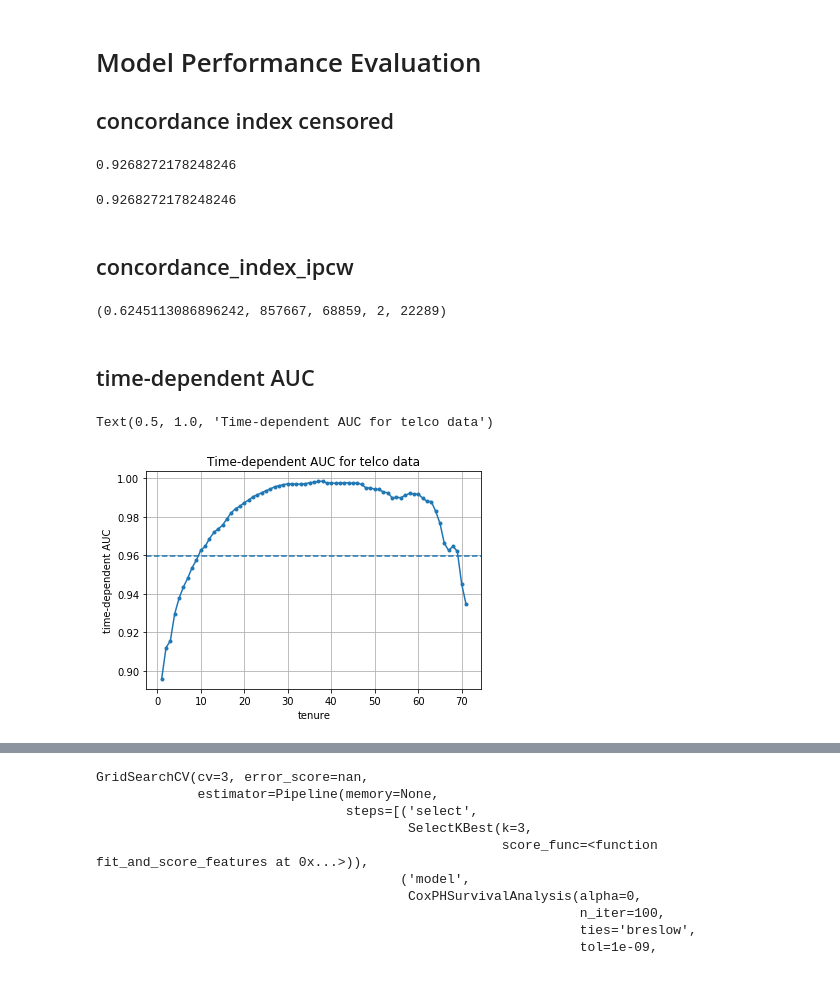
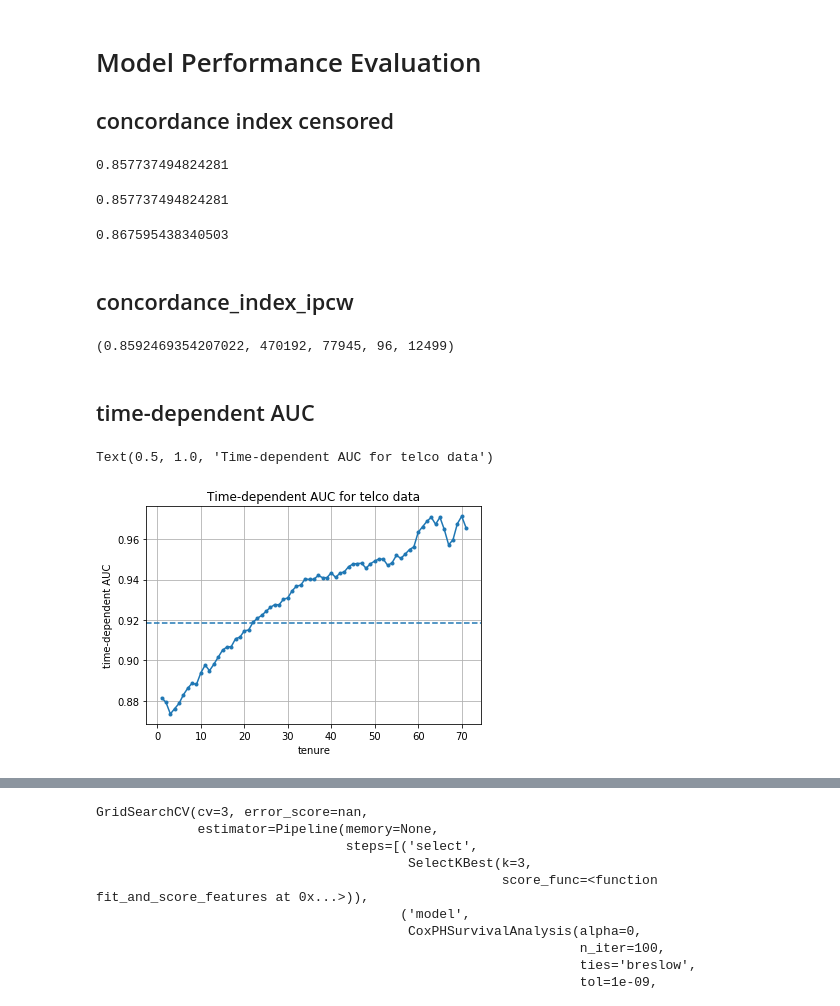
Before and after one commit to Steve-Yinjing-Song/survival_analysis, a Jupyter notebook: Capstone Project 1.ipynb, the cells around one changed output, grey strips where cells are left out. Saved outputs shown, nothing was run; the diff lists cells and outputs as text; code cells hidden in the pictures.

```diff
--- a/Capstone Project 1.ipynb
+++ b/Capstone Project 1.ipynb
@@ -1073 +1116,5 @@ data_x.head(10)
+# %%
+## train test split
+X_train, X_test, y_train, y_test = train_test_split(data_x_unique_std, df[['tenure','Churn']],
+                                                    test_size=0.25, random_state=112)
 # %% [markdown]
@@ -1075,21 +1122,20 @@ data_x.head(10)
 # %%
-data_y = np.zeros(len(df), dtype={'names':('Churn', 'tenure'),
-                          'formats':('bool' ,'i4')})
-data_y['Churn'] = np.where(df['Churn'] =='Yes',True,False)
-data_y['tenure'] = df['tenure']
+data_y = np.zeros(len(y_train), dtype={'names':('Churn', 'tenure'),
+                          'formats':('bool' ,'f8')})
+data_y['Churn'] = np.where(y_train['Churn'] =='Yes',True,False)
+data_y['tenure'] = y_train['tenure']
 
-# remove duplicated columns caused by the OneHotEncoding
-data_x_unique = data_x.T.drop_duplicates().T
+
+data_y_test = np.zeros(len(y_test), dtype={'names':('Churn', 'tenure'),
+                          'formats':('bool' ,'f8')})
+data_y_test['Churn'] = np.where(y_test['Churn'] =='Yes',True,False)
+data_y_test['tenure'] = y_test['tenure']
 # %% [markdown]
 ## Cox Proportional Hazards model
 # %%
 from sksurv.linear_model import CoxPHSurvivalAnalysis
-
-scaler = StandardScaler()
-data_x_unique_std = scaler.fit_transform(data_x_unique)
-
 estimator = CoxPHSurvivalAnalysis()
-estimator.fit(data_x_unique_std,data_y)
+estimator.fit(X_train,data_y)
 # %% [output]
 CoxPHSurvivalAnalysis(alpha=0, n_iter=100, ties='breslow', tol=1e-09, verbose=0)
 # %%
@@ -1127,13 +1173,14 @@ No handles with labels found to put in legend.
 
 ##   concordance index censored
 # %%
-prediction = estimator.predict(data_x_unique_std)
-result = concordance_index_censored(data_y["Churn"], data_y["tenure"], prediction)
+# calculate concordance_index_censored on test set
+prediction = estimator.predict(X_test)
+result = concordance_index_censored(np.where(y_test["Churn"]=='Yes',True,False), y_test["tenure"], prediction)
 result[0]
 # %% [output]
-0.9268272178248246
+0.857737494824281
 # %%
 # the same as above
-estimator.score(data_x_unique_std,data_y)
+estimator.score(X_test,data_y_test)
 # %% [output]
-0.9268272178248246
+0.857737494824281
@@ -1140,40 +1189,28 @@ estimator.score(data_x_unique_std,data_y)
+# %%
+estimator.score(X_train,data_y)
+# %% [output]
+0.867595438340503
 # %% [markdown]
 ##  concordance_index_ipcw
-# %%
-# re-fit the model
-
-data_x_unique_std1 = pd.DataFrame(data_x_unique_std,columns=data_x_unique.columns)
-dftrain_x, dftest_x, dftrain_y, dftest_y= train_test_split(data_x_unique_std1, df[['Churn','tenure']],test_size=0.33,random_state=789)
-dftrain_y.Churn.replace({'Yes':True,'No':False}, inplace=True)
-y_train = dftrain_y.to_records(index=False)
-dftest_y.Churn.replace({'Yes':True,'No':False}, inplace=True)
-y_test = dftest_y.to_records(index=False)
-
-
-estimator1 = CoxPHSurvivalAnalysis()
-estimator1.fit(dftrain_x,y_train)
-prediction_x = estimator1.predict(dftest_x)
-
-
-c_uno = concordance_index_ipcw(y_train, y_test,prediction_x)
-print(c_uno)
-# %% [output]
-(0.6245113086896242, 857667, 68859, 2, 22289)
+# %%
+c_uno = concordance_index_ipcw(data_y, data_y_test,prediction)
+print(c_uno)
+# %% [output]
+(0.8592469354207022, 470192, 77945, 96, 12499)
 # %% [markdown]
 ##  time-dependent AUC
 # %%
-
-times = range(1,max(dftest_y['tenure']))
-auc, mean_auc = cumulative_dynamic_auc(y_train, y_test, prediction_x, times)
+times = range(1,int(data_y_test['tenure'].max()))
+auc, mean_auc = cumulative_dynamic_auc(data_y, data_y_test, prediction, times)
 plt.plot(times, auc, marker=".")
 plt.axhline(mean_auc, linestyle="--")
 plt.xlabel("tenure")
 plt.ylabel("time-dependent AUC")
 plt.grid(True)
 plt.title("Time-dependent AUC for telco data")
 # %% [output]
 Text(0.5, 1.0, 'Time-dependent AUC for telco data')
-[figure, old version]
+[figure, new version]
 # %%
 print(mean_auc)
 # %% [output]
```
Also changed, not shown: parts of 17 cells of this notebook.
